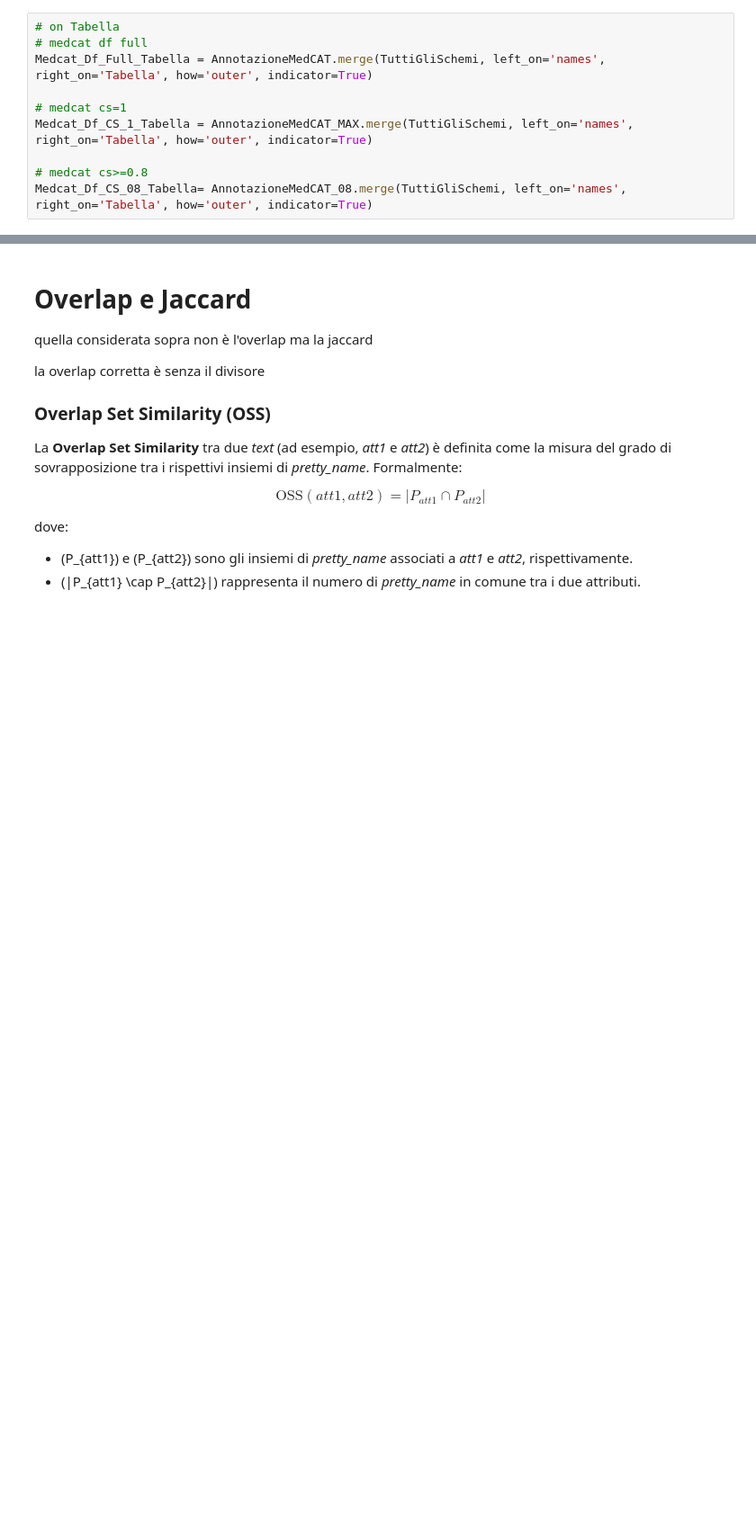
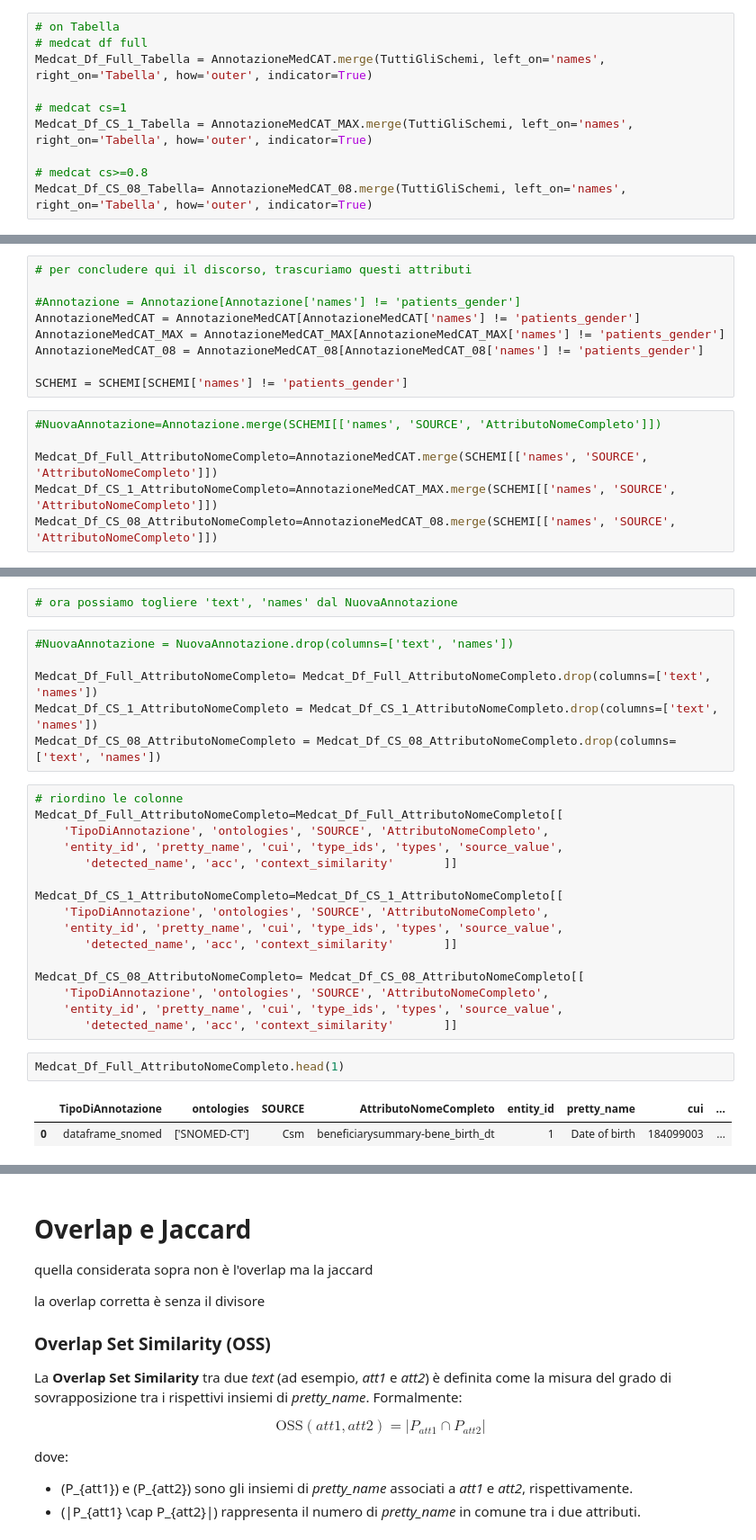
Before and after one commit to GConte47/tirocinio, a Jupyter notebook: df omap/OMAP_SMAT_Mapping_table.ipynb, the cells around one changed output, grey strips where cells are left out. Shown at 90% size. Drawn from its saved outputs; the diff is of its cells as text; blank space fills up the shorter version.

```diff
--- a/df omap/OMAP_SMAT_Mapping_table.ipynb
+++ b/df omap/OMAP_SMAT_Mapping_table.ipynb
@@ -1803,0 +1732,15 @@ context_similarity
+# %%
+# per concludere qui il discorso, trascuriamo questi attributi
+
+#Annotazione = Annotazione[Annotazione['names'] != 'patients_gender']
+AnnotazioneMedCAT = AnnotazioneMedCAT[AnnotazioneMedCAT['names'] != 'patients_gender']
+AnnotazioneMedCAT_MAX = AnnotazioneMedCAT_MAX[AnnotazioneMedCAT_MAX['names'] != 'patients_gender']
+AnnotazioneMedCAT_08 = AnnotazioneMedCAT_08[AnnotazioneMedCAT_08['names'] != 'patients_gender']
+
+SCHEMI = SCHEMI[SCHEMI['names'] != 'patients_gender']
+# %%
+#NuovaAnnotazione=Annotazione.merge(SCHEMI[['names', 'SOURCE', 'AttributoNomeCompleto']])
+
+Medcat_Df_Full_AttributoNomeCompleto=AnnotazioneMedCAT.merge(SCHEMI[['names', 'SOURCE', 'AttributoNomeCompleto']])
+Medcat_Df_CS_1_AttributoNomeCompleto=AnnotazioneMedCAT_MAX.merge(SCHEMI[['names', 'SOURCE', 'AttributoNomeCompleto']])
+Medcat_Df_CS_08_AttributoNomeCompleto=AnnotazioneMedCAT_08.merge(SCHEMI[['names', 'SOURCE', 'AttributoNomeCompleto']])
@@ -1803,0 +1755,29 @@ context_similarity
+# %%
+# ora possiamo togliere 'text', 'names' dal NuovaAnnotazione
+# %%
+#NuovaAnnotazione = NuovaAnnotazione.drop(columns=['text', 'names'])
+
+Medcat_Df_Full_AttributoNomeCompleto= Medcat_Df_Full_AttributoNomeCompleto.drop(columns=['text', 'names'])
+Medcat_Df_CS_1_AttributoNomeCompleto = Medcat_Df_CS_1_AttributoNomeCompleto.drop(columns=['text', 'names'])
+Medcat_Df_CS_08_AttributoNomeCompleto = Medcat_Df_CS_08_AttributoNomeCompleto.drop(columns=['text', 'names'])
+# %%
+# riordino le colonne
+Medcat_Df_Full_AttributoNomeCompleto=Medcat_Df_Full_AttributoNomeCompleto[[
+    'TipoDiAnnotazione', 'ontologies', 'SOURCE', 'AttributoNomeCompleto',
+    'entity_id', 'pretty_name', 'cui', 'type_ids', 'types', 'source_value',
+       'detected_name', 'acc', 'context_similarity'       ]]
+
+Medcat_Df_CS_1_AttributoNomeCompleto=Medcat_Df_CS_1_AttributoNomeCompleto[[
+    'TipoDiAnnotazione', 'ontologies', 'SOURCE', 'AttributoNomeCompleto',
+    'entity_id', 'pretty_name', 'cui', 'type_ids', 'types', 'source_value',
+       'detected_name', 'acc', 'context_similarity'       ]]
+
+Medcat_Df_CS_08_AttributoNomeCompleto= Medcat_Df_CS_08_AttributoNomeCompleto[[
+    'TipoDiAnnotazione', 'ontologies', 'SOURCE', 'AttributoNomeCompleto',
+    'entity_id', 'pretty_name', 'cui', 'type_ids', 'types', 'source_value',
+       'detected_name', 'acc', 'context_similarity'       ]]
+# %%
+Medcat_Df_Full_AttributoNomeCompleto.head(1)
+# %% [output]
+|  | TipoDiAnnotazione | ontologies | SOURCE | AttributoNomeCompleto | entity_id | pretty_name | cui | ... |
+| 0 | dataframe_snomed | ['SNOMED-CT'] | Csm | beneficiarysummary-bene_birth_dt | 1 | Date of birth | 184099003 | ... |
```
Also changed, not shown: parts of 97 cells of this notebook, 8 other files.
